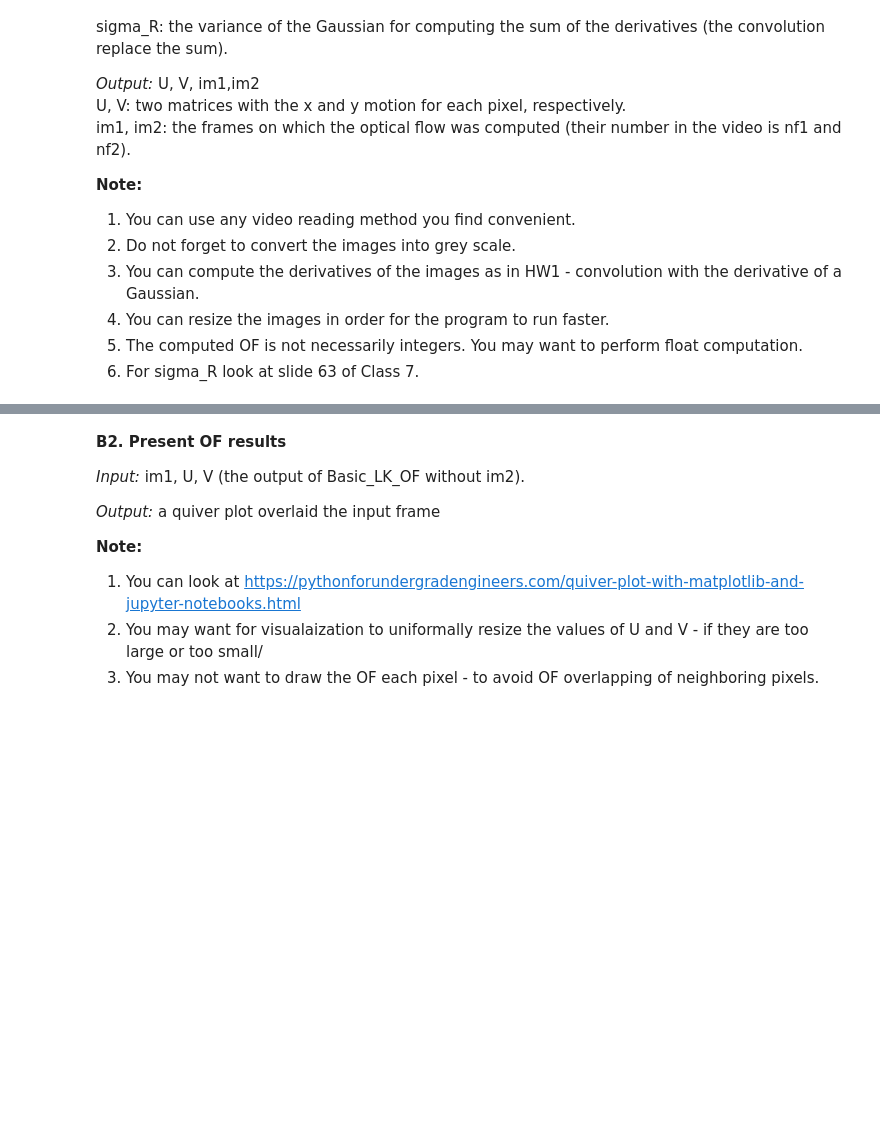
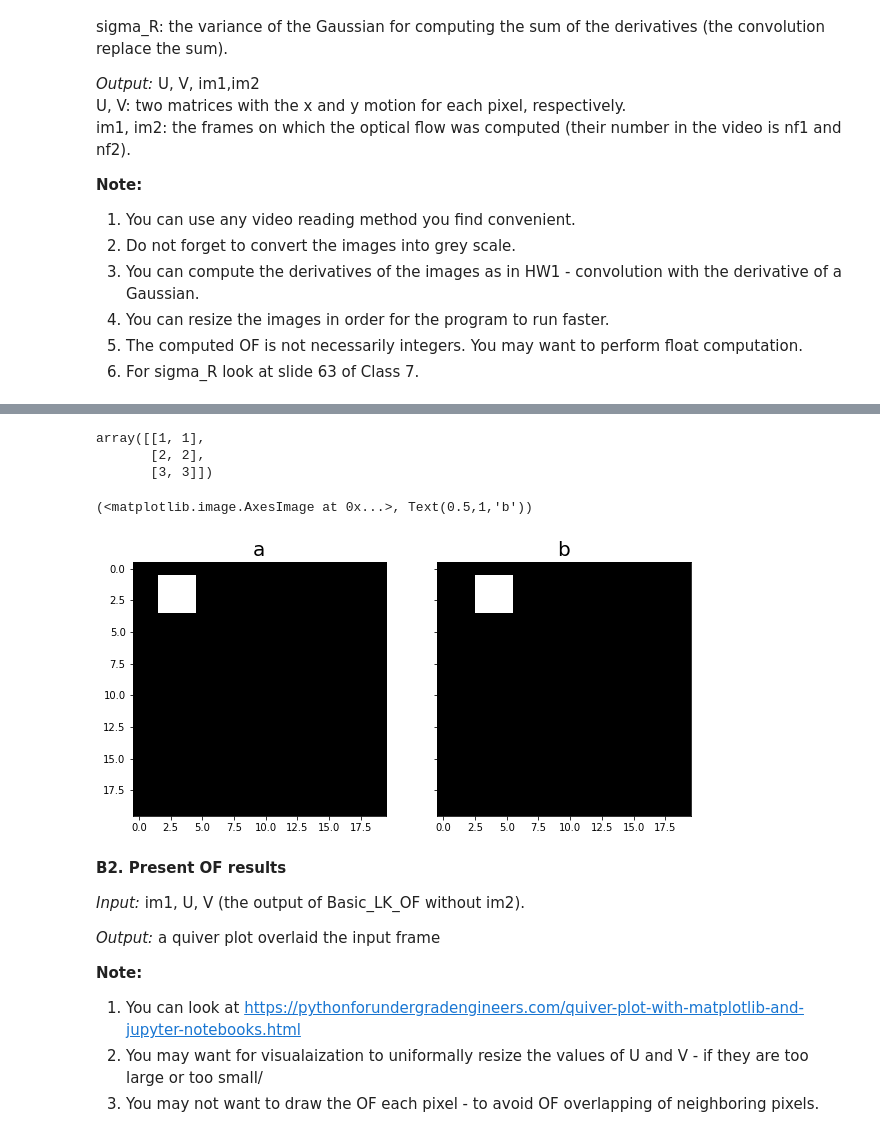
Before and after one commit to Nesher123/Computer-Vision, a Jupyter notebook: HW3/ofir.ipynb, the cells around one changed output, grey strips where cells are left out. Saved outputs shown, nothing was run; the diff lists cells and outputs as text; code cells hidden in the pictures; blank space fills up the shorter version.

```diff
--- a/HW3/ofir.ipynb
+++ b/HW3/ofir.ipynb
@@ -158,0 +388,5 @@ TypeError: VideoCapture.open() missing required argument 'index' (pos 1)
+# %%
+b = np.reshape(It, (It.shape[0],1)) # get b here
+A = np.vstack((Ix, Iy)).T # get A here
+
+if np.min(abs(np.linalg.eigvals(np.matmul(A.T, A)))) >= tau:
@@ -158,0 +395,13 @@ TypeError: VideoCapture.open() missing required argument 'index' (pos 1)
+# %%
+np.vstack(([1,2,3], [1,2,3])).T
+# %% [output]
+array([[1, 1],
+       [2, 2],
+       [3, 3]])
+# %%
+f, ((a_image, b_image)) = plt.subplots(1, 2, sharex='col', sharey='row', figsize=(10, 60))
+a_image.imshow(a, cmap='gray'), a_image.set_title('a', fontsize = 20)
+b_image.imshow(b, cmap='gray'), b_image.set_title('b', fontsize = 20)
+# %% [output]
+(<matplotlib.image.AxesImage at 0x...>, Text(0.5,1,'b'))
+[figure, added]
```
Also changed, not shown: parts of 10 cells of this notebook, 2 other files.
